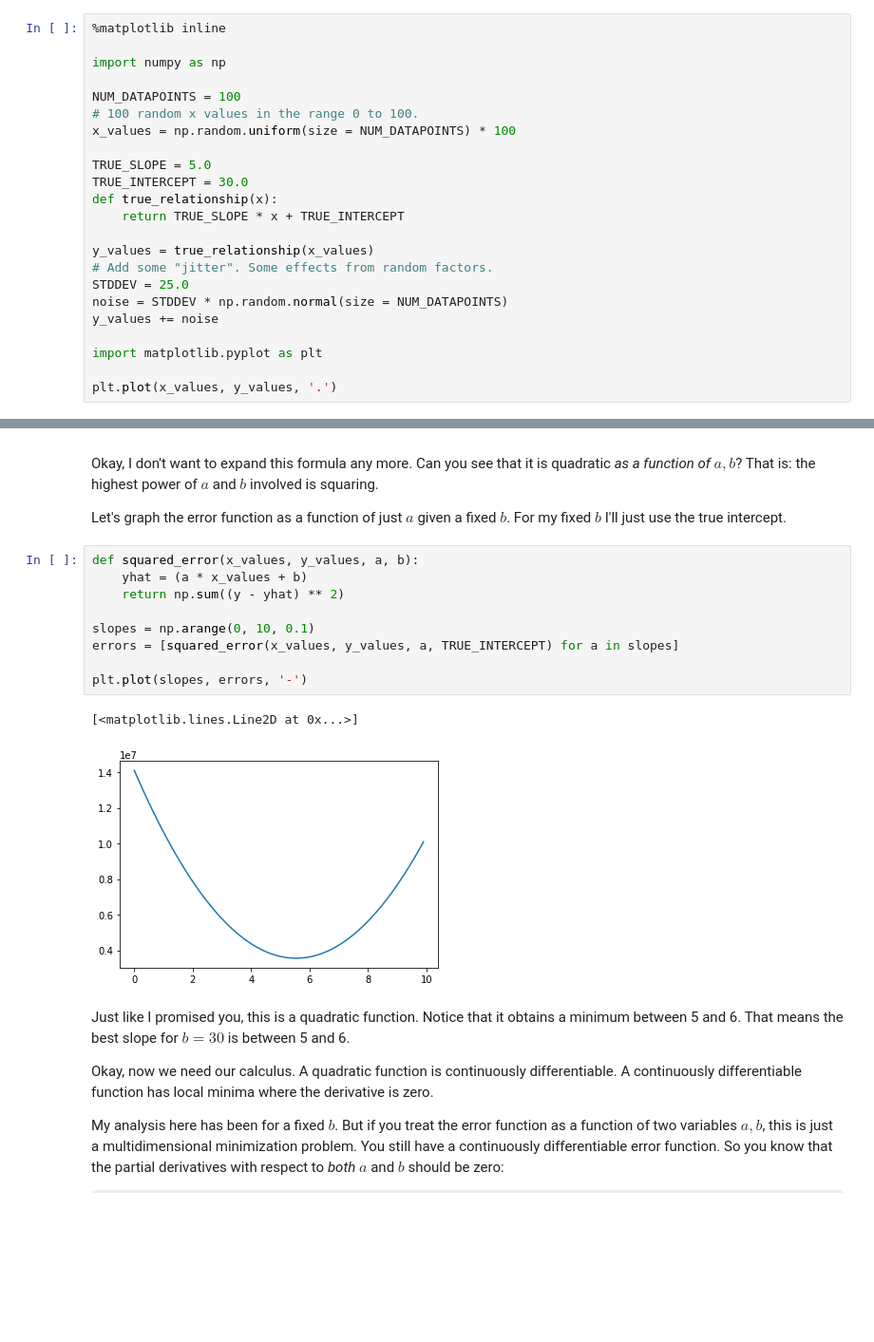
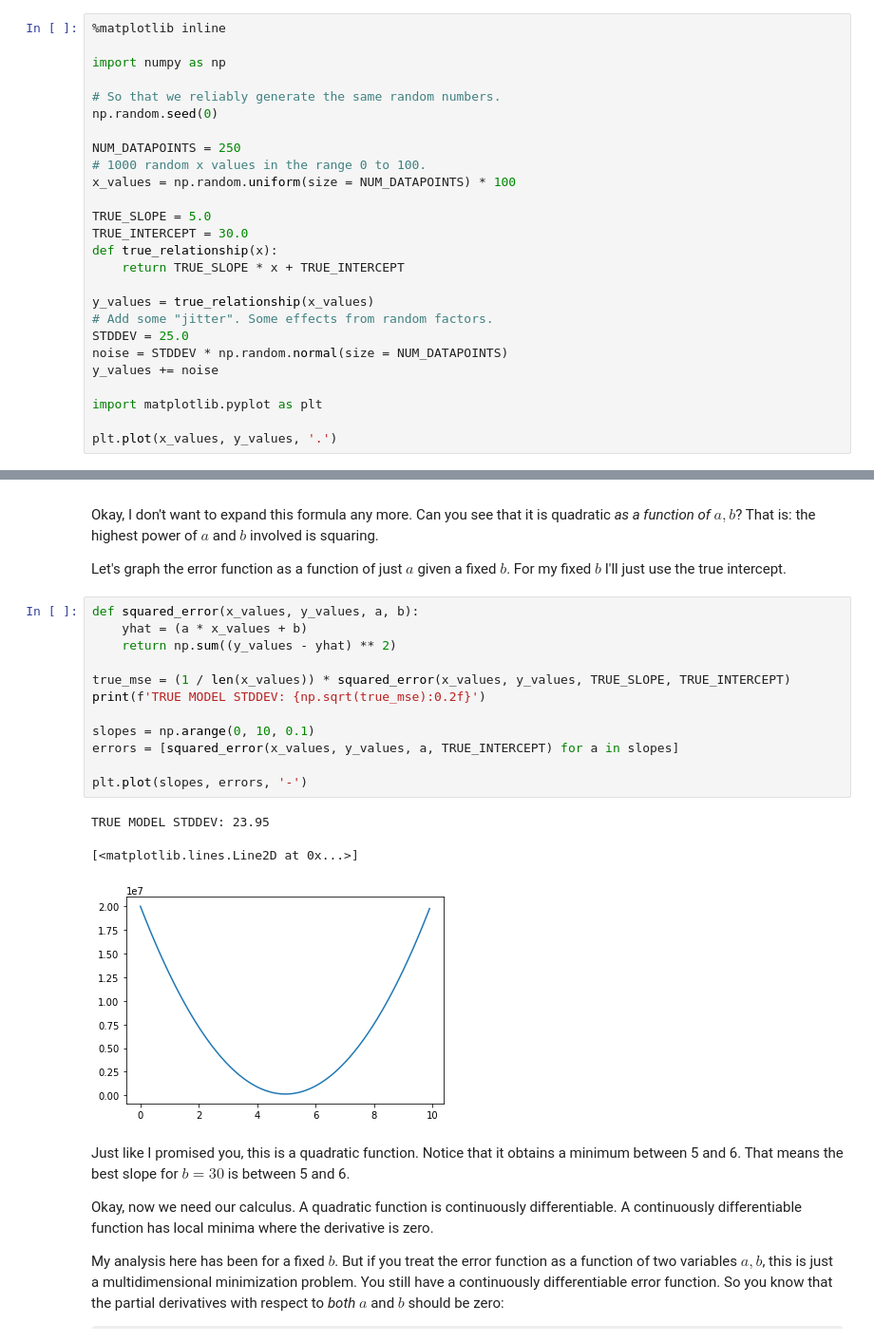
Before and after one commit to ruggeri/boltzmann-curriculum, a Jupyter notebook: 00_lecture00.ipynb, the cells around one changed output, grey strips where cells are left out. Shown at 95% size. Cells and saved outputs as stored; diff of their text form; some formulas as TeX source; blank space fills up the shorter version.

```diff
--- a/00_lecture00.ipynb
+++ b/00_lecture00.ipynb
@@ -64,8 +66,11 @@ Let's start to try to make things a little more real. First, let's generate a fa
 
 import numpy as np
 
-NUM_DATAPOINTS = 100
-# 100 random x values in the range 0 to 100.
+# So that we reliably generate the same random numbers.
+np.random.seed(0)
+
+NUM_DATAPOINTS = 250
+# 1000 random x values in the range 0 to 100.
 x_values = np.random.uniform(size = NUM_DATAPOINTS) * 100
 
 TRUE_SLOPE = 5.0
@@ -178,15 +183,19 @@ Let's graph the error function as a function of just $a$ given a fixed $b$. For
 # %%
 def squared_error(x_values, y_values, a, b):
     yhat = (a * x_values + b)
-    return np.sum((y - yhat) ** 2)
+    return np.sum((y_values - yhat) ** 2)
+
+true_mse = (1 / len(x_values)) * squared_error(x_values, y_values, TRUE_SLOPE, TRUE_INTERCEPT)
+print(f'TRUE MODEL STDDEV: {np.sqrt(true_mse):0.2f}')
 
 slopes = np.arange(0, 10, 0.1)
 errors = [squared_error(x_values, y_values, a, TRUE_INTERCEPT) for a in slopes]
 
 plt.plot(slopes, errors, '-')
 # %% [output]
-[<matplotlib.lines.Line2D at 0x...>]
+TRUE MODEL STDDEV: 23.95
+[<matplotlib.lines.Line2D at 0x...>]
-[figure, old version]
+[figure, new version]
 # %% [markdown]
 Just like I promised you, this is a quadratic function. Notice that it obtains a minimum between 5 and 6. That means the best slope for $b = 30$ is between 5 and 6.
 
```
Also changed, not shown: parts of 10 cells of this notebook.
